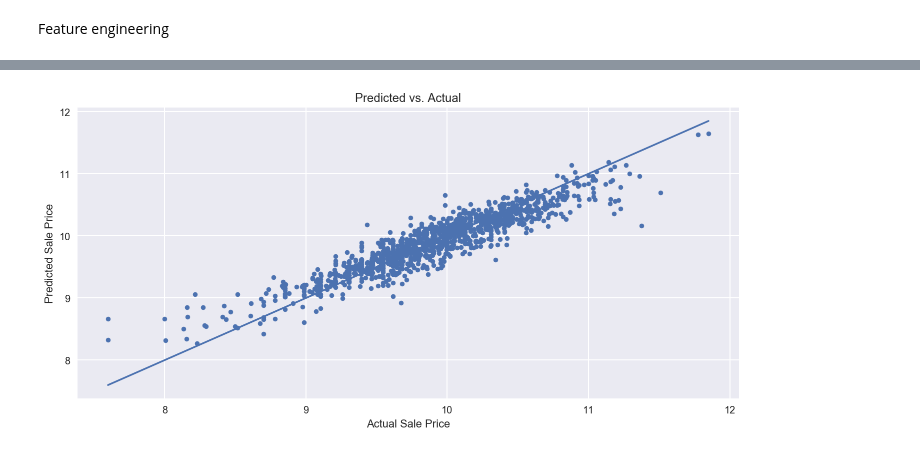
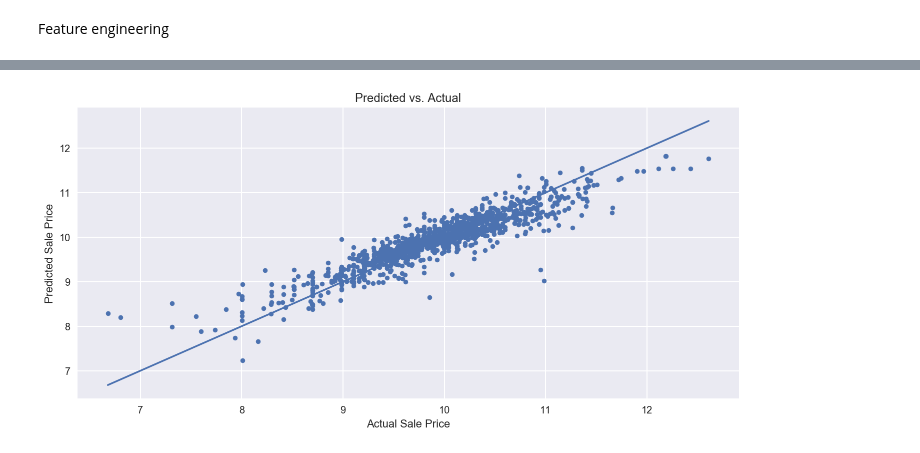
Before and after one commit to kish191919/Predict_Used_Car_Price_by_Python, a Jupyter notebook: Georgia_Used_Car_Price_Mysql_to_Model.ipynb, the cells around one changed output, grey strips where cells are left out. Cells and saved outputs as stored; diff of their text form; code cells hidden in the pictures.

```diff
--- a/Georgia_Used_Car_Price_Mysql_to_Model.ipynb
+++ b/Georgia_Used_Car_Price_Mysql_to_Model.ipynb
@@ -47,8 +47,8 @@ for company in Counter(train.company).most_common(30):
 # %%
 idx_list = []
 idx = 0
-for i in train["company"]:
-    if i not in company_list:
+for i in train["brand"]:
+    if i not in brand_list:
         idx_list.append(idx)
     idx += 1
 # %%
@@ -73,3 +64,5 @@ categorical_features = ['company', 'subname','transmission', 'drivetrain']
+# %%
+categorical_features = ['brand', 'model']
 # %%
 dummy_cat = pd.get_dummies(train[categorical_features])
 dummy_cat.head()
@@ -84,5 +77,5 @@ dummy_cat.head()
 # %%
-numerical_features = ['year', 'mile', 'photos', 'star', 'review_no','price']
+numerical_features = ['year', 'miles','price']
 # %%
 normalize_num = np.log1p(train[numerical_features])
 normalize_num.head()
@@ -107,5 +100,5 @@ from sklearn.model_selection import KFold
 k_fold = KFold(n_splits=10, shuffle=True, random_state=2018)
 X_train1, X_test1, y_train1, y_test1 = train_test_split(X_train, y_train)
 # %%
-clf = XGBRegressor(n_estimators=1000, learning_rate=0.05, verbose=False)
+ml = XGBRegressor(n_estimators=1000, learning_rate=0.05, verbose=False)
 # %%
@@ -119,14 +112,14 @@ Score = 0.81359
 # %%
-clf.fit(X_train1, y_train1)
-y_pred = clf.predict(X_test1)
+ml = ml.fit(X_train1, y_train1)
+y_pred = ml.predict(X_test1)
 
 plt.figure(figsize=(10, 5))
 plt.scatter(y_test1, y_pred, s=20)
 plt.title('Predicted vs. Actual')
 plt.xlabel('Actual Sale Price')
 plt.ylabel('Predicted Sale Price')
 
 plt.plot([min(y_test1), max(y_test1)], [min(y_test1), max(y_test1)])
 plt.tight_layout()
 # %% [output]
-[figure, old version]
+[figure, new version]
```
Also changed, not shown: parts of 28 cells of this notebook, 3 other files.
